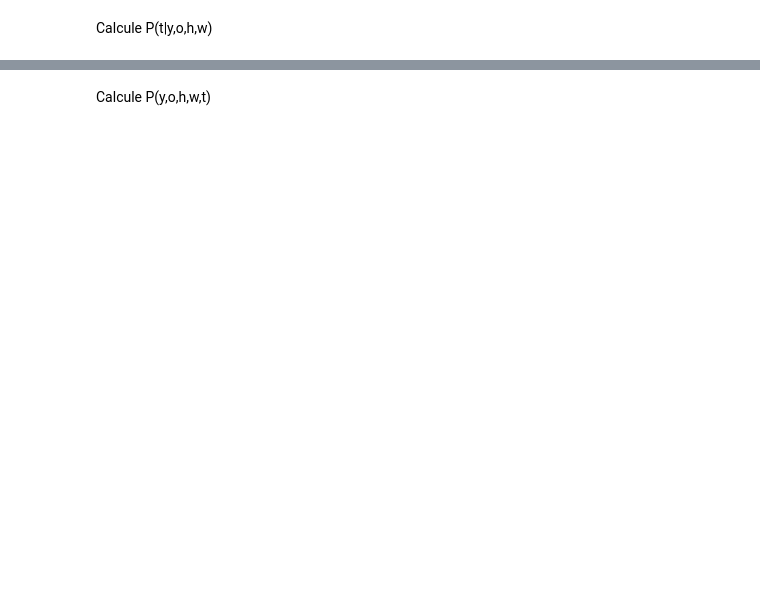
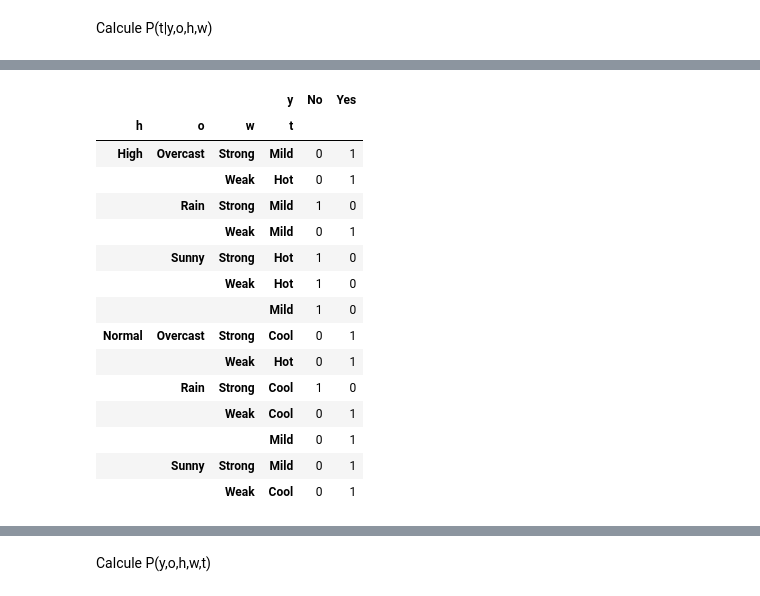
Before and after one commit to bluezombie/iagen-practico01, a Jupyter notebook: Tennis.ipynb, the cells around one changed output, grey strips where cells are left out. Cells and saved outputs as stored; diff of their text form; code cells hidden in the pictures; blank space fills up the shorter version.

```diff
--- a/Tennis.ipynb
+++ b/Tennis.ipynb
@@ -407,0 +487,11 @@ p_t_yohw
+# %%
+a = {
+    'h': df.loc[:,'Humidity'].values,
+    'o': df.loc[:,'Outlook'].values,
+    'w': df.loc[:,'Wind'].values,
+    't': df.loc[:,'Temp'].values,
+    'y': Y.values
+}
+
+a = pd.DataFrame(a)
+a
@@ -407,0 +514,20 @@ p_t_yohw
+# %%
+p_t_yohw = pd.crosstab(index=[a['h'], a['o'], a['w'], a['t']], columns=a['y'])
+p_t_yohw
+# %% [output]
+|  |  |  | y | No | Yes |
+| h | o | w | t |  |  |
+| High | Overcast | Strong | Mild | 0 | 1 |
+|  |  | Weak | Hot | 0 | 1 |
+|  | Rain | Strong | Mild | 1 | 0 |
+|  |  | Weak | Mild | 0 | 1 |
+|  | Sunny | Strong | Hot | 1 | 0 |
+|  |  | Weak | Hot | 1 | 0 |
+|  |  |  | Mild | 1 | 0 |
+| Normal | Overcast | Strong | Cool | 0 | 1 |
+|  |  | Weak | Hot | 0 | 1 |
+|  | Rain | Strong | Cool | 1 | 0 |
+|  |  | Weak | Cool | 0 | 1 |
+|  |  |  | Mild | 0 | 1 |
+|  | Sunny | Strong | Mild | 0 | 1 |
+|  |  | Weak | Cool | 0 | 1 |
```
Also changed, not shown: parts of 15 cells of this notebook.
